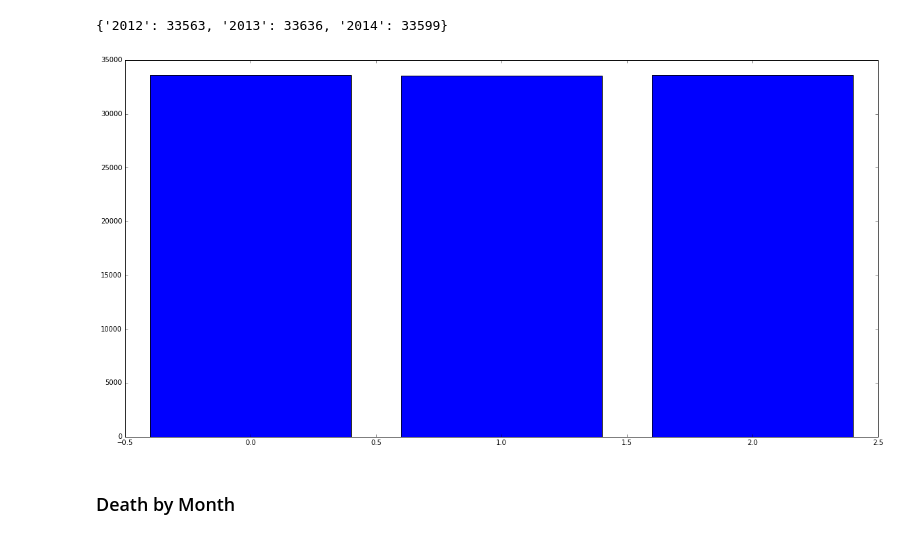
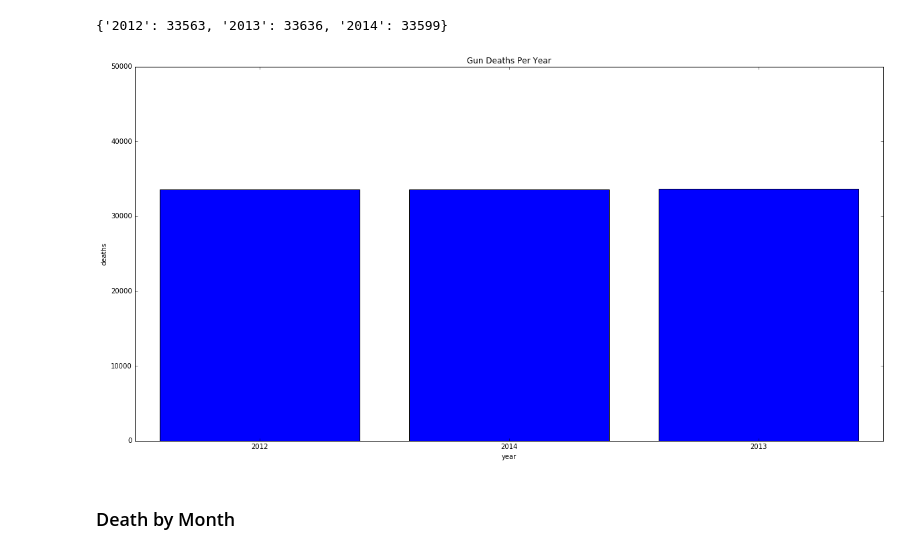
Before and after one commit to JesseScott/GunDeaths, a Jupyter notebook: gun_deaths.ipynb, the cells around one changed output. Cells and saved outputs as stored; diff of their text form; code cells hidden in the pictures.

Commit message:
updating charts

```diff
--- a/gun_deaths.ipynb
+++ b/gun_deaths.ipynb
@@ -44,11 +62,20 @@ for year in years:
 year_counts
 # %% [output]
 {'2012': 33563, '2013': 33636, '2014': 33599}
-# %%
-plt.bar(range(len(year_counts)), year_counts.values(), align='center')
-plt.show()
-# %% [output]
-[figure, removed]
+# %%
+y_pos = np.arange(len(year_counts))
+
+plt.bar(y_pos, year_counts.values(), align='center')
+plt.ylim(0, 50000)
+
+plt.xticks(y_pos, year_counts.keys())
+plt.ylabel('deaths')
+plt.xlabel('year')
+plt.title('Gun Deaths Per Year')
+
+plt.show()
+# %% [output]
+[figure, added]
 # %% [markdown]
 ### Death by Month
 # %%
```
Also changed, not shown: parts of 10 cells of this notebook.
